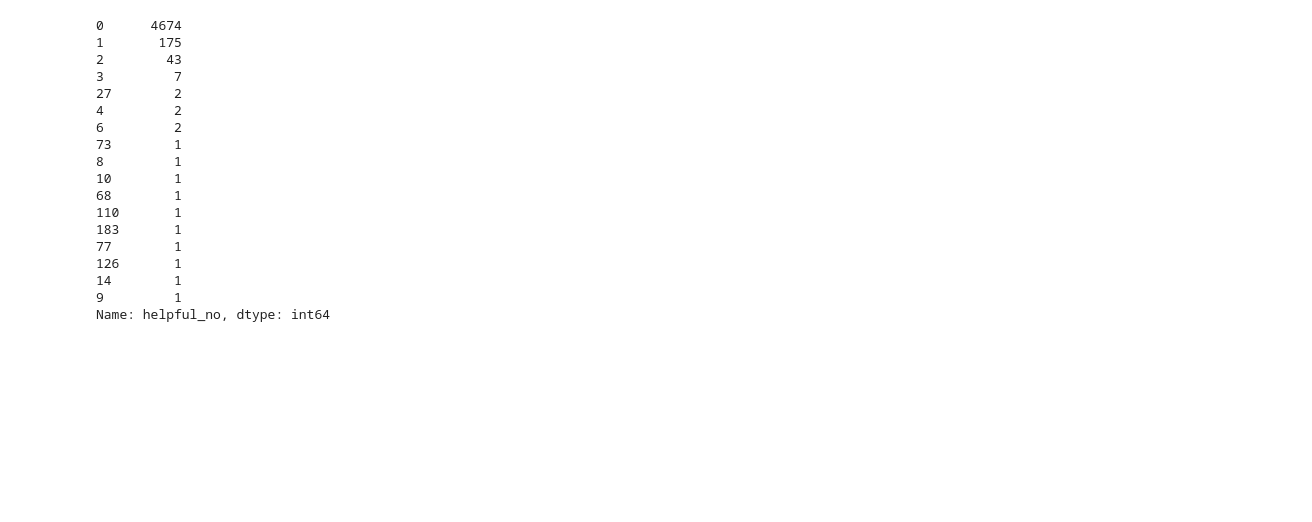
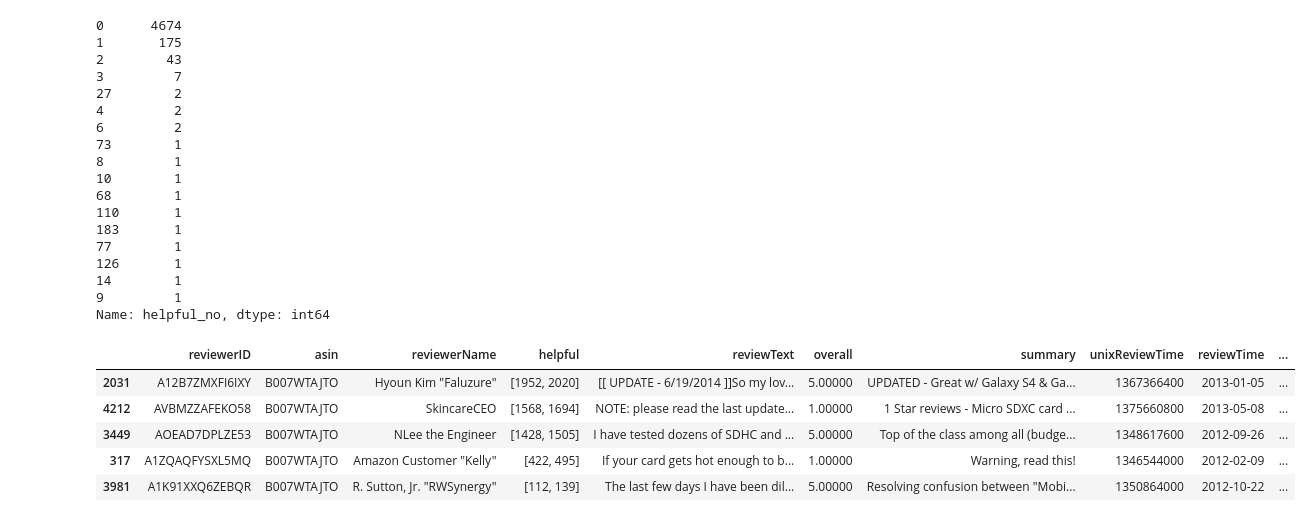
Before and after one commit to Alhndmrl/Rating-Product-Sorting-Reviews-in-Amazon, a Jupyter notebook: rating-product-sorting-reviews-in-amazon.ipynb, the cells around one changed output. Saved outputs shown, nothing was run; the diff lists cells and outputs as text; code cells hidden in the pictures; blank space fills up the shorter version.

```diff
--- a/rating-product-sorting-reviews-in-amazon.ipynb
+++ b/rating-product-sorting-reviews-in-amazon.ipynb
@@ -221,6 +251,15 @@ def score_up_down_diff(up, down):
     return up - down
 
 df["score_pos_neg_diff"] = df.apply(lambda x: score_up_down_diff(x["helpful_yes"],x["helpful_no"]), axis=1 )
+# %%
+df.sort_values(by = "score_pos_neg_diff", ascending = False).head()
+# %% [output]
+|  | reviewerID | asin | reviewerName | helpful | reviewText | overall | summary | unixReviewTime | reviewTime | ... |
+| 2031 | A12B7ZMXFI6IXY | B007WTAJTO | Hyoun Kim "Faluzure" | [1952, 2020] | [[ UPDATE - 6/19/2014 ]]So my lov... | 5.00000 | UPDATED - Great w/ Galaxy S4 & Ga... | 1367366400 | 2013-01-05 | ... |
+| 4212 | AVBMZZAFEKO58 | B007WTAJTO | SkincareCEO | [1568, 1694] | NOTE: please read the last update... | 1.00000 | 1 Star reviews - Micro SDXC card ... | 1375660800 | 2013-05-08 | ... |
+| 3449 | AOEAD7DPLZE53 | B007WTAJTO | NLee the Engineer | [1428, 1505] | I have tested dozens of SDHC and ... | 5.00000 | Top of the class among all (budge... | 1348617600 | 2012-09-26 | ... |
+| 317 | A1ZQAQFYSXL5MQ | B007WTAJTO | Amazon Customer "Kelly" | [422, 495] | If your card gets hot enough to b... | 1.00000 | Warning, read this! | 1346544000 | 2012-02-09 | ... |
+| 3981 | A1K91XXQ6ZEBQR | B007WTAJTO | R. Sutton, Jr. "RWSynergy" | [112, 139] | The last few days I have been dil... | 5.00000 | Resolving confusion between "Mobi... | 1350864000 | 2012-10-22 | ... |
 # %%
 #It scores the comment by dividing the number of ups by the total number of votes.
 def score_average_rating(up, down):
```
Also changed, not shown: parts of 5 cells of this notebook.
